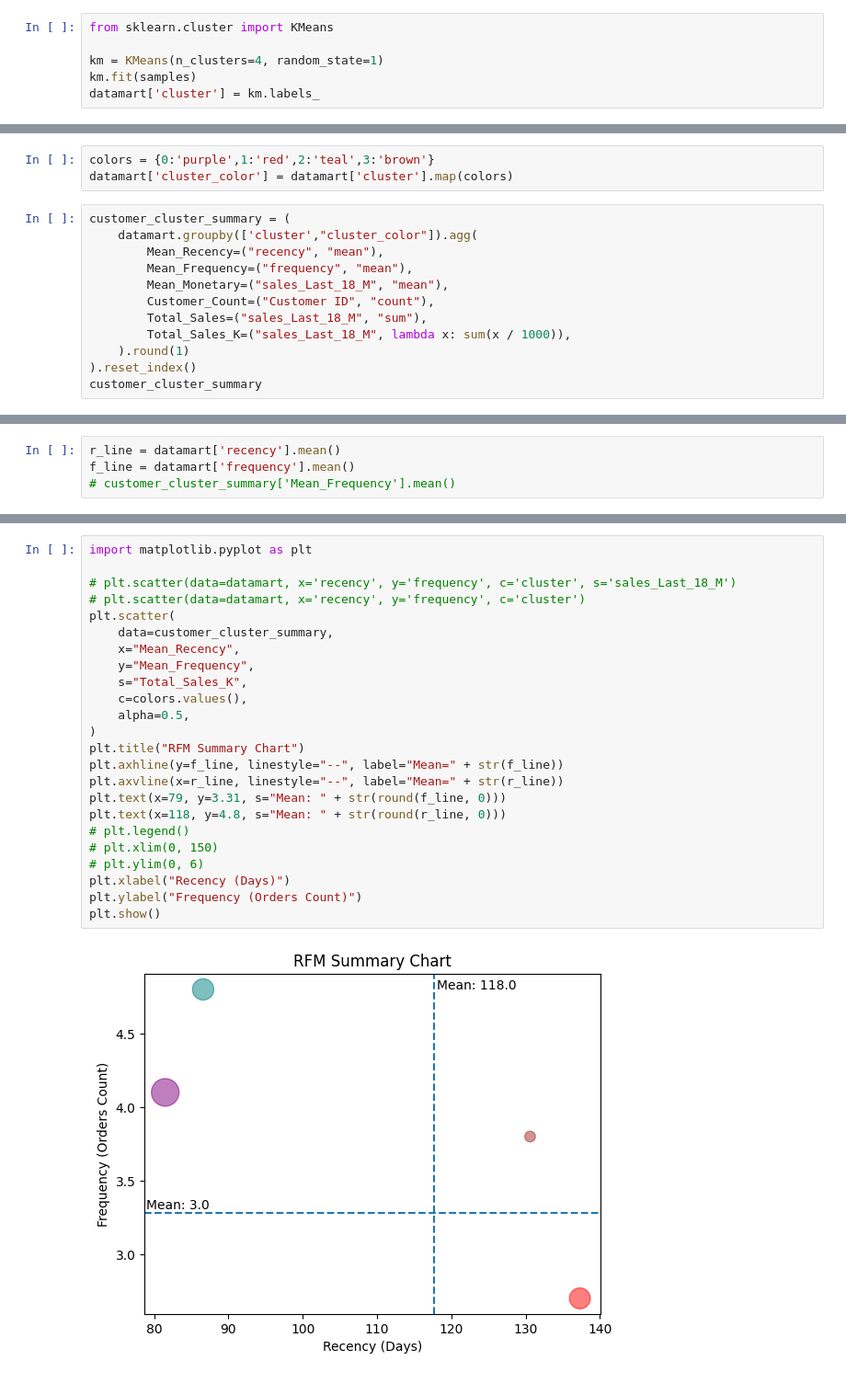
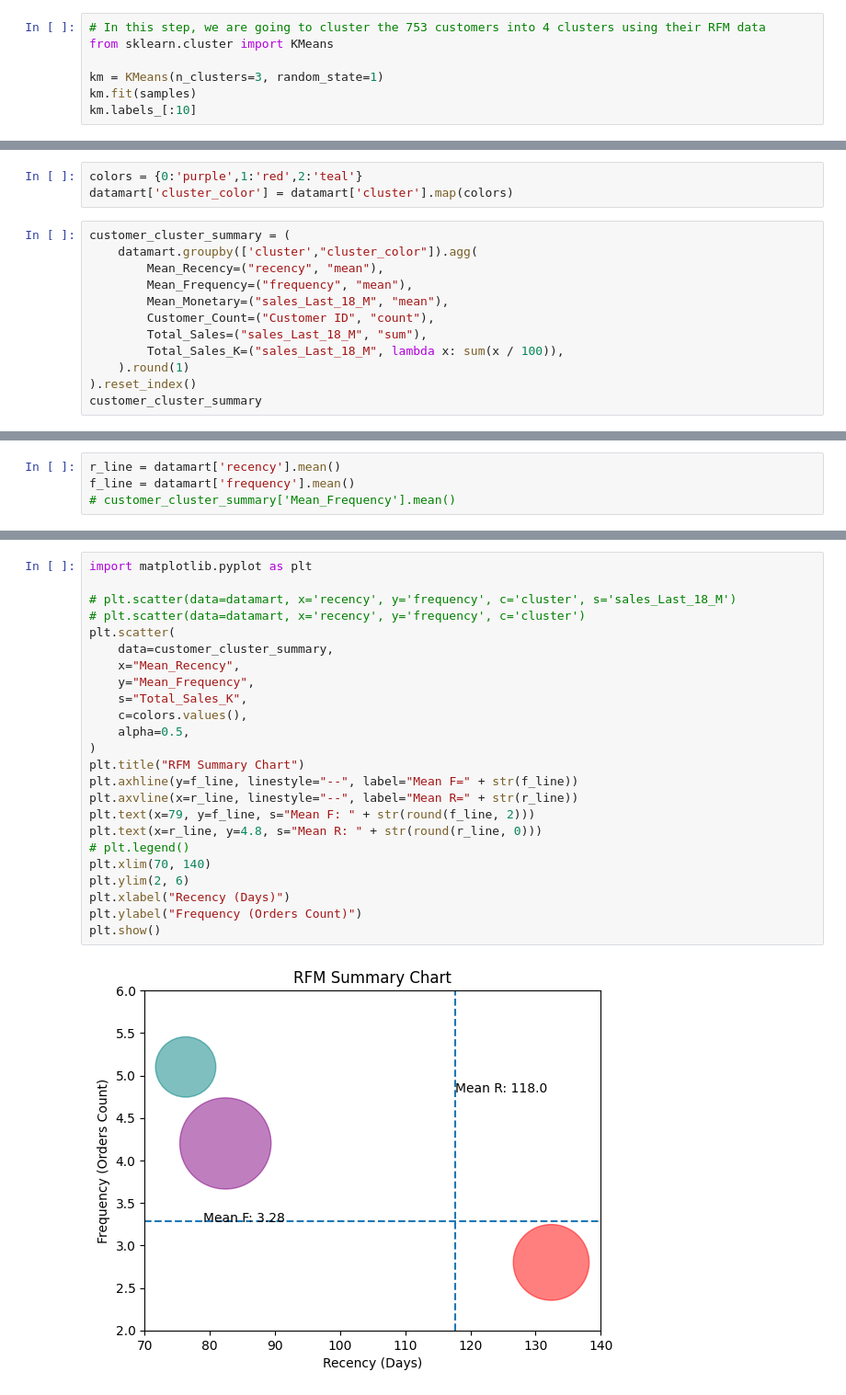
Before and after one commit to waseemshammout/amazon_customer_segmentation, a Jupyter notebook: notebook.ipynb, the cells around one changed output, grey strips where cells are left out. Shown at 92% size. Cells and saved outputs as stored; diff of their text form.

```diff
--- a/notebook.ipynb
+++ b/notebook.ipynb
@@ -61,6 +62,7 @@ samples = datamart[['recency','frequency','sales_Last_18_M']].values
 # %%
+# In this step, we are going to cluster the 753 customers into 4 clusters using their RFM data
 from sklearn.cluster import KMeans
 
-km = KMeans(n_clusters=4, random_state=1)
+km = KMeans(n_clusters=3, random_state=1)
 km.fit(samples)
-datamart['cluster'] = km.labels_
+km.labels_[:10]
@@ -67,5 +73,5 @@ datamart['cluster'] = km.labels_
 # %%
-colors = {0:'purple',1:'red',2:'teal',3:'brown'}
+colors = {0:'purple',1:'red',2:'teal'}
 datamart['cluster_color'] = datamart['cluster'].map(colors)
 # %%
 customer_cluster_summary = (
@@ -75,7 +81,7 @@ customer_cluster_summary = (
         Mean_Monetary=("sales_Last_18_M", "mean"),
         Customer_Count=("Customer ID", "count"),
         Total_Sales=("sales_Last_18_M", "sum"),
-        Total_Sales_K=("sales_Last_18_M", lambda x: sum(x / 1000)),
+        Total_Sales_K=("sales_Last_18_M", lambda x: sum(x / 100)),
     ).round(1)
 ).reset_index()
 customer_cluster_summary
@@ -92,29 +101,29 @@ f_line = datamart['frequency'].mean()
 # %%
 import matplotlib.pyplot as plt
 
 # plt.scatter(data=datamart, x='recency', y='frequency', c='cluster', s='sales_Last_18_M')
 # plt.scatter(data=datamart, x='recency', y='frequency', c='cluster')
 plt.scatter(
     data=customer_cluster_summary,
     x="Mean_Recency",
     y="Mean_Frequency",
     s="Total_Sales_K",
     c=colors.values(),
     alpha=0.5,
 )
 plt.title("RFM Summary Chart")
-plt.axhline(y=f_line, linestyle="--", label="Mean=" + str(f_line))
-plt.axvline(x=r_line, linestyle="--", label="Mean=" + str(r_line))
-plt.text(x=79, y=3.31, s="Mean: " + str(round(f_line, 0)))
-plt.text(x=118, y=4.8, s="Mean: " + str(round(r_line, 0)))
+plt.axhline(y=f_line, linestyle="--", label="Mean F=" + str(f_line))
+plt.axvline(x=r_line, linestyle="--", label="Mean R=" + str(r_line))
+plt.text(x=79, y=f_line, s="Mean F: " + str(round(f_line, 2)))
+plt.text(x=r_line, y=4.8, s="Mean R: " + str(round(r_line, 0)))
 # plt.legend()
-# plt.xlim(0, 150)
-# plt.ylim(0, 6)
+plt.xlim(70, 140)
+plt.ylim(2, 6)
 plt.xlabel("Recency (Days)")
 plt.ylabel("Frequency (Orders Count)")
 plt.show()
 # %% [output]
-[figure, old version]
+[figure, new version]
 # %% [markdown]
 * After we clustered the 753 customers using KMeans, we got the mean of Recency, Frequency and Monetary of each cluster.
 The above chart presents the Recency on the x axis, Frequency on the y axis and then the bubble size corresponds to the third element which is Monetary.
```
Also changed, not shown: parts of 11 cells of this notebook.
